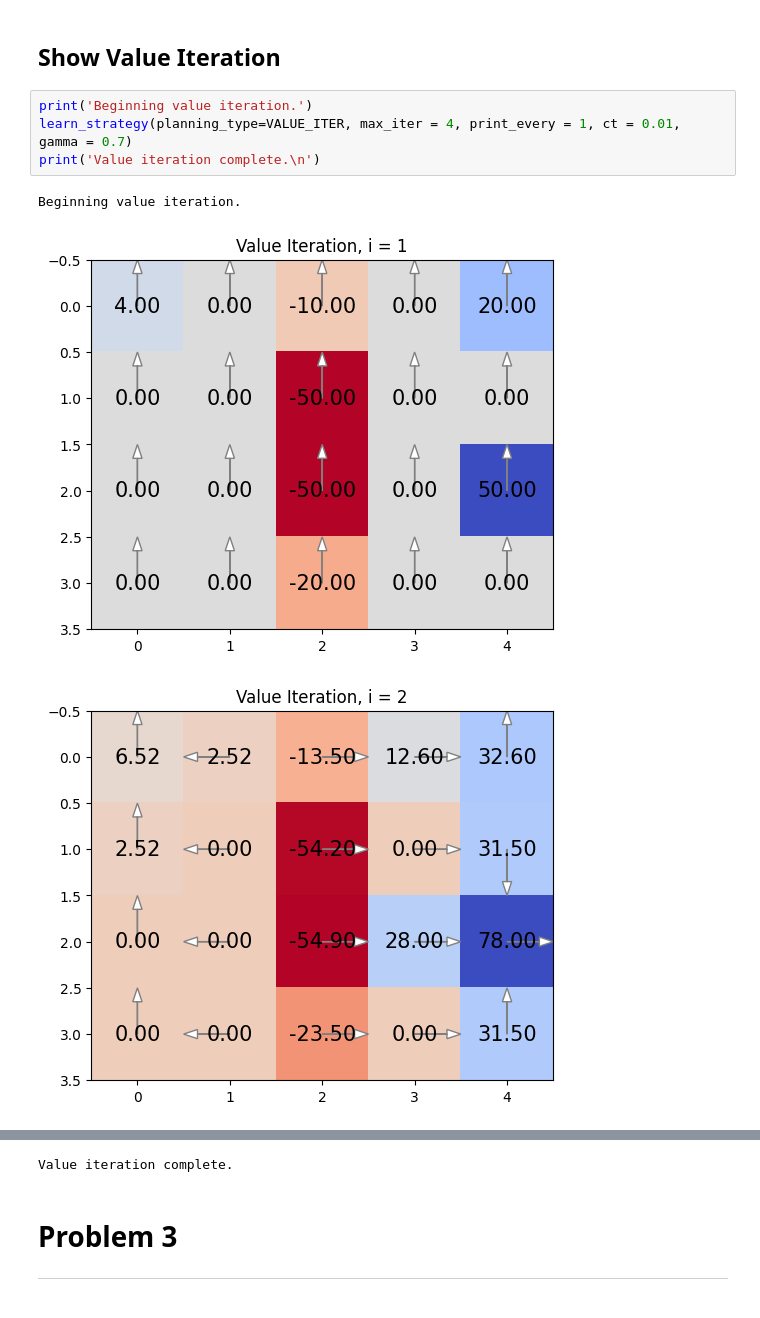
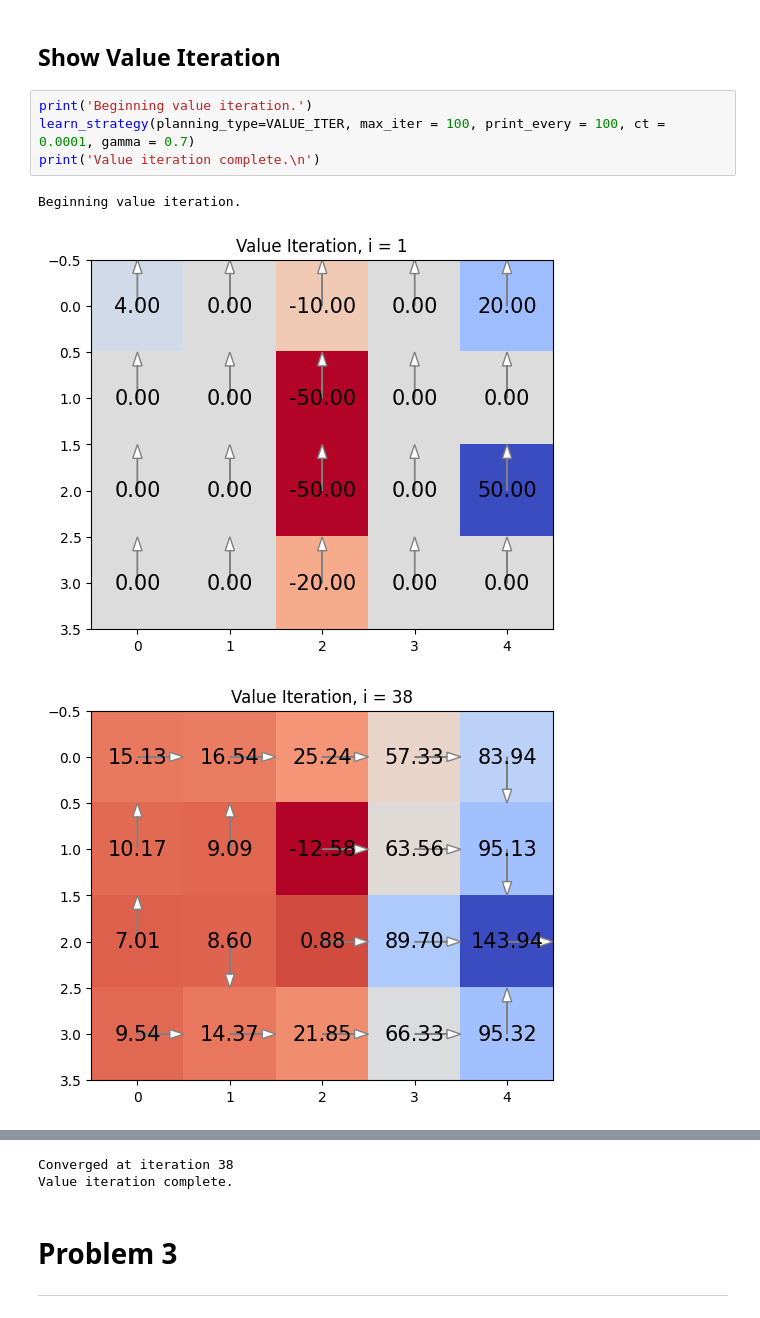
Before and after one commit to veselyo/cs181, a Jupyter notebook: hw6/hw6_release.ipynb, the cells around one changed output, grey strips where cells are left out. Cells and saved outputs as stored; diff of their text form.

```diff
--- a/hw6/hw6_release.ipynb
+++ b/hw6/hw6_release.ipynb
@@ -322,9 +322,9 @@ Policy iteration complete.
 ## Show Value Iteration
 # %%
 print('Beginning value iteration.')
-learn_strategy(planning_type=VALUE_ITER, max_iter = 4, print_every = 1, ct = 0.01, gamma = 0.7)
+learn_strategy(planning_type=VALUE_ITER, max_iter = 100, print_every = 100, ct = 0.0001, gamma = 0.7)
 print('Value iteration complete.\n')
 # %% [output]
 Beginning value iteration.
 [figure]
-[figure, old version]
+[figure, new version]
@@ -333,3 +331,4 @@ Beginning value iteration.
+Converged at iteration 38
 Value iteration complete.
 # %% [markdown]
 # Problem 3
```
Also changed, not shown: parts of 1 cell of this notebook, 1 other file.
